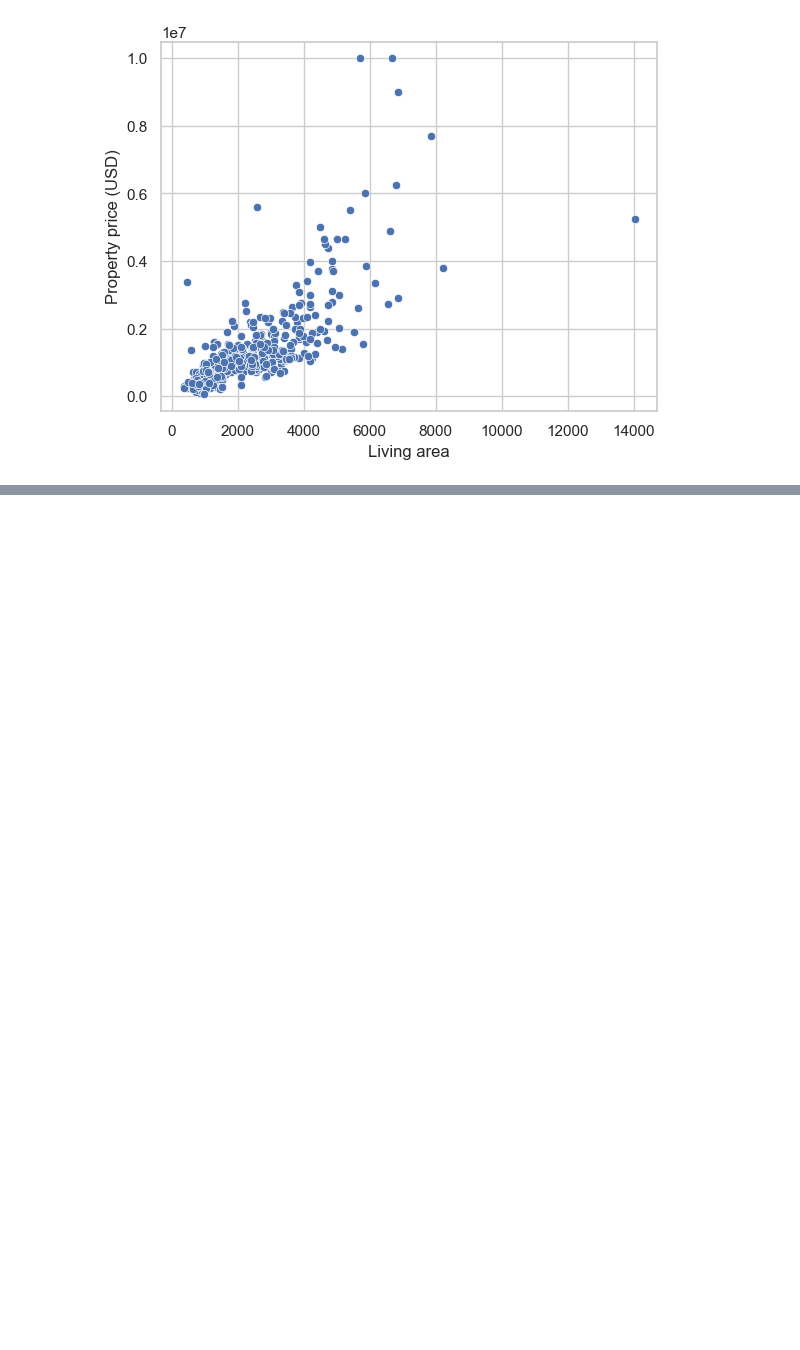
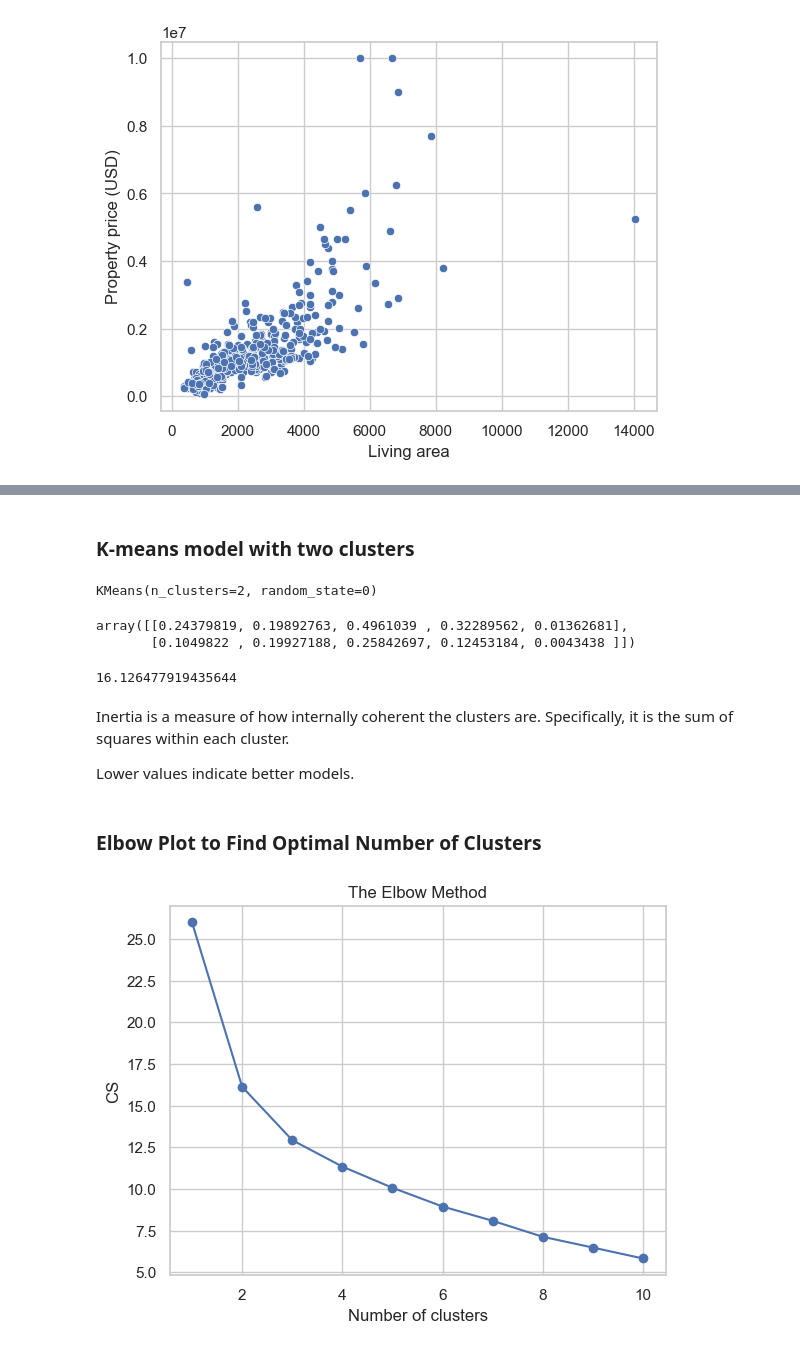
Before and after one commit to SUPERINTIALD/CSCI_4502_5502_Data_Mining_Final_Project, a Jupyter notebook: Market-Analysis.ipynb, the cells around one changed output, grey strips where cells are left out. Drawn from its saved outputs; the diff is of its cells as text; code cells hidden in the pictures; blank space fills up the shorter version.

Commit message:
add clustering steps

```diff
--- a/Market-Analysis.ipynb
+++ b/Market-Analysis.ipynb
@@ -405,0 +467,10 @@ sns.scatterplot(data=soldDF, x="Living area", y="Property price (USD)")
+# %%
+# Define the feature vector and target variable
+X = soldDF_selected.drop('Property price (USD)', axis=1)
+y = soldDF_selected['Property price (USD)']
+
+# Display the feature vector and target variable
+print("Feature Vector (X):")
+display(X.head())
+print("\nTarget Variable (y):")
+display(y.head())
@@ -405,0 +496,12 @@ sns.scatterplot(data=soldDF, x="Living area", y="Property price (USD)")
+# %%
+cols = X.columns
+
+from sklearn.preprocessing import MinMaxScaler
+
+ms = MinMaxScaler()
+
+X = ms.fit_transform(X)
+# %%
+X = pd.DataFrame(X, columns=[cols])
+
+X.head()
@@ -405,0 +515,39 @@ sns.scatterplot(data=soldDF, x="Living area", y="Property price (USD)")
+# %% [markdown]
+### K-means model with two clusters
+# %%
+from sklearn.cluster import KMeans
+
+kmeans = KMeans(n_clusters=2, random_state=0)
+
+kmeans.fit(X)
+# %% [output]
+KMeans(n_clusters=2, random_state=0)
+# %%
+kmeans.cluster_centers_
+# %% [output]
+array([[0.24379819, 0.19892763, 0.4961039 , 0.32289562, 0.01362681],
+       [0.1049822 , 0.19927188, 0.25842697, 0.12453184, 0.0043438 ]])
+# %%
+kmeans.inertia_
+# %% [output]
+16.126477919435644
+# %% [markdown]
+Inertia is a measure of how internally coherent the clusters are. Specifically, it is the sum of squares within each cluster.
+
+Lower values indicate better models.
+# %% [markdown]
+### Elbow Plot to Find Optimal Number of Clusters
+# %%
+from sklearn.cluster import KMeans
+cs = []
+for i in range(1, 11):
+    kmeans = KMeans(n_clusters = i, init = 'k-means++', max_iter = 300, n_init = 10, random_state = 0)
+    kmeans.fit(X)
+    cs.append(kmeans.inertia_)
+plt.plot(range(1, 11), cs, marker='o',)
+plt.title('The Elbow Method')
+plt.xlabel('Number of clusters')
+plt.ylabel('CS')
+plt.show()
+# %% [output]
+[figure, added]
```
Also changed, not shown: parts of 17 cells of this notebook.
